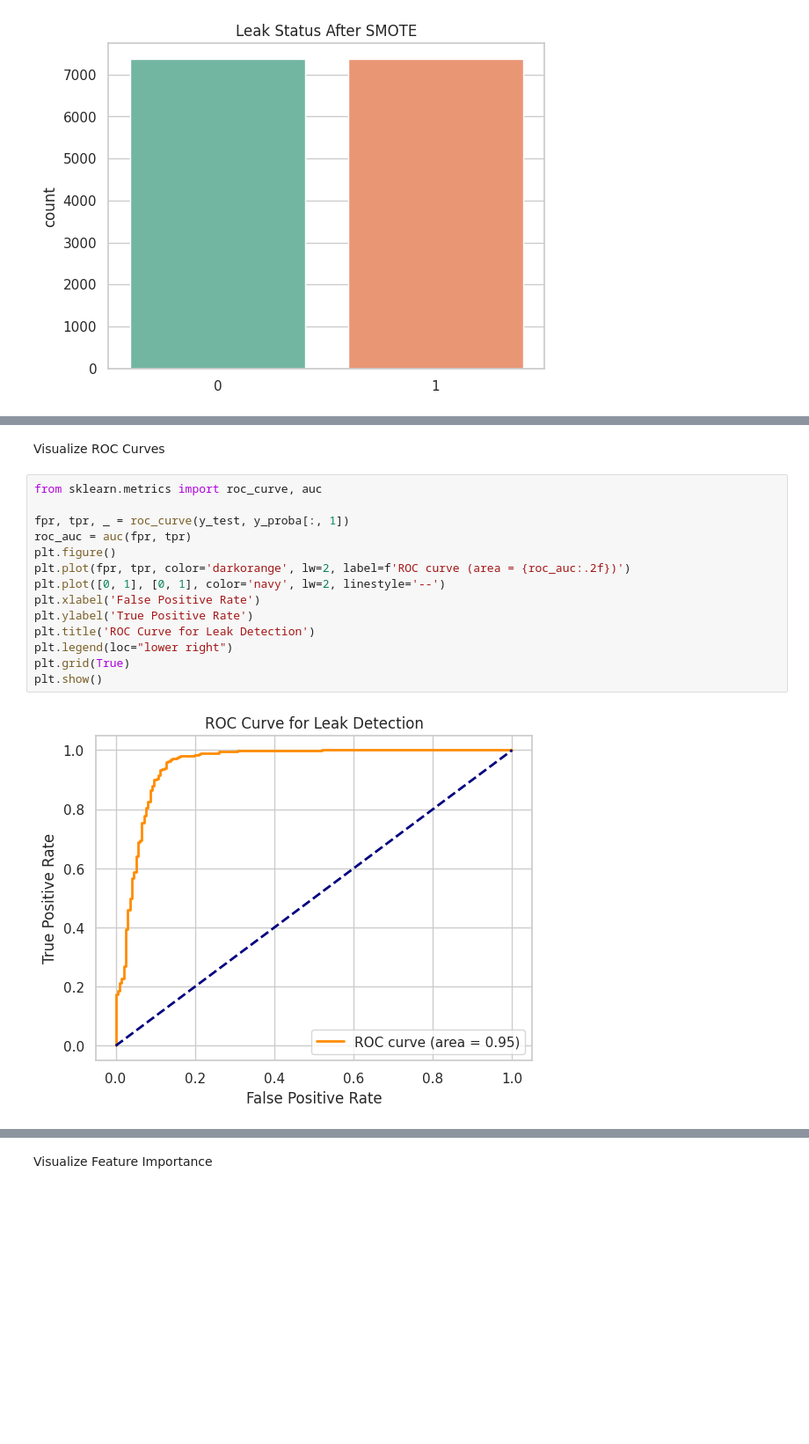
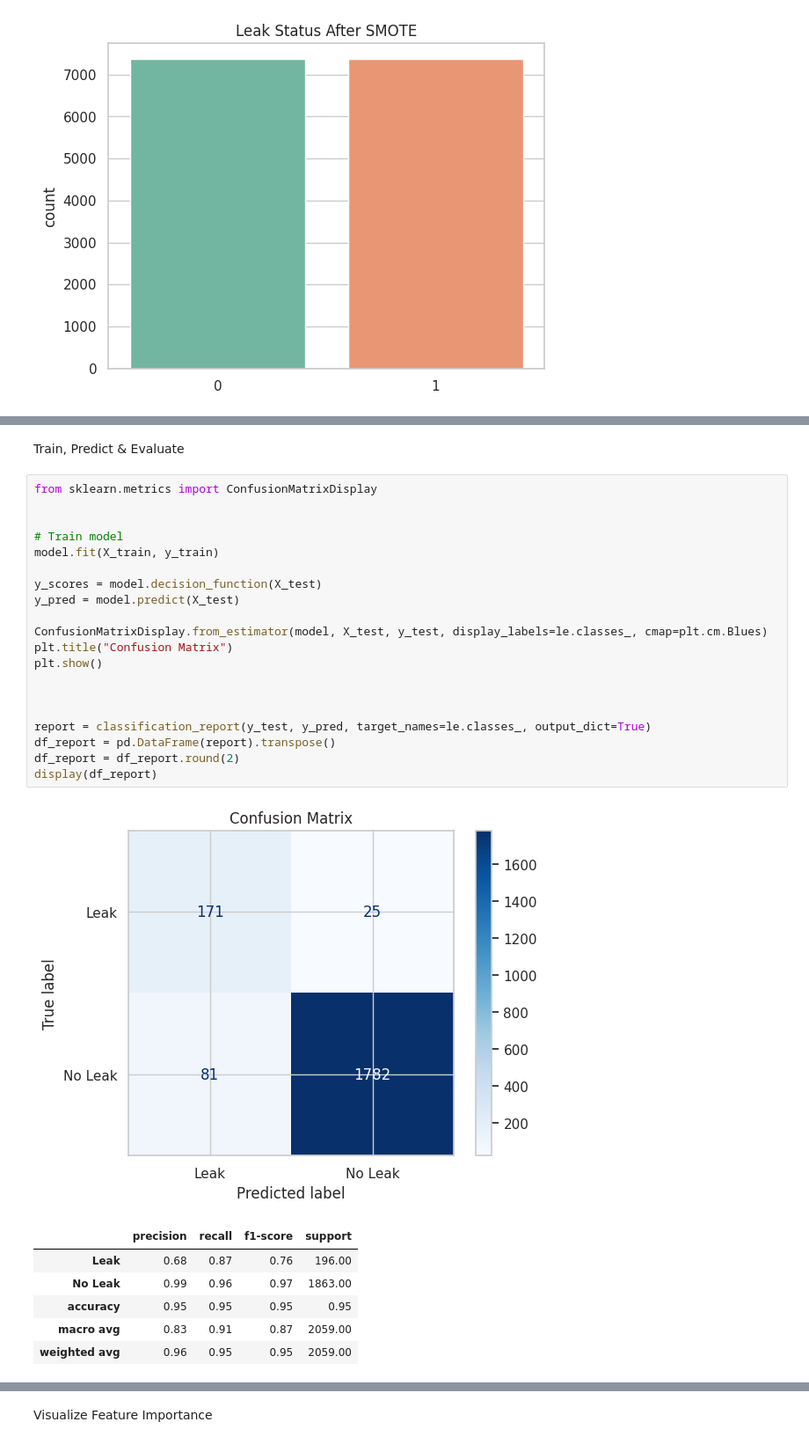
Before and after one commit to ambkingdavid/Leak-Detection-Model, a Jupyter notebook: new_svm_model.ipynb, the cells around one changed output, grey strips where cells are left out. Shown at 88% size. Saved outputs shown, nothing was run; the diff lists cells and outputs as text; blank space fills up the shorter version.

```diff
--- a/new_svm_model.ipynb
+++ b/new_svm_model.ipynb
@@ -128,18 +126,30 @@ display(df_report)
-# %% [markdown]
-Visualize ROC Curves
-# %%
-from sklearn.metrics import roc_curve, auc
-
-fpr, tpr, _ = roc_curve(y_test, y_proba[:, 1])
-roc_auc = auc(fpr, tpr)
-plt.figure()
-plt.plot(fpr, tpr, color='darkorange', lw=2, label=f'ROC curve (area = {roc_auc:.2f})')
-plt.plot([0, 1], [0, 1], color='navy', lw=2, linestyle='--')
-plt.xlabel('False Positive Rate')
-plt.ylabel('True Positive Rate')
-plt.title('ROC Curve for Leak Detection')
-plt.legend(loc="lower right")
-plt.grid(True)
-plt.show()
-# %% [output]
-[figure, removed]
+# %% [markdown]
+Train, Predict & Evaluate
+# %%
+from sklearn.metrics import ConfusionMatrixDisplay
+
+
+# Train model
+model.fit(X_train, y_train)
+
+y_scores = model.decision_function(X_test)
+y_pred = model.predict(X_test)
+
+ConfusionMatrixDisplay.from_estimator(model, X_test, y_test, display_labels=le.classes_, cmap=plt.cm.Blues)
+plt.title("Confusion Matrix")
+plt.show()
+
+
+
+report = classification_report(y_test, y_pred, target_names=le.classes_, output_dict=True)
+df_report = pd.DataFrame(report).transpose()
+df_report = df_report.round(2)
+display(df_report)
+# %% [output]
+[figure, added]
+|  | precision | recall | f1-score | support |
+| Leak | 0.68 | 0.87 | 0.76 | 196.00 |
+| No Leak | 0.99 | 0.96 | 0.97 | 1863.00 |
+| accuracy | 0.95 | 0.95 | 0.95 | 0.95 |
+| macro avg | 0.83 | 0.91 | 0.87 | 2059.00 |
+| weighted avg | 0.96 | 0.95 | 0.95 | 2059.00 |
```
Also changed, not shown: parts of 8 cells of this notebook, 1 other file.
